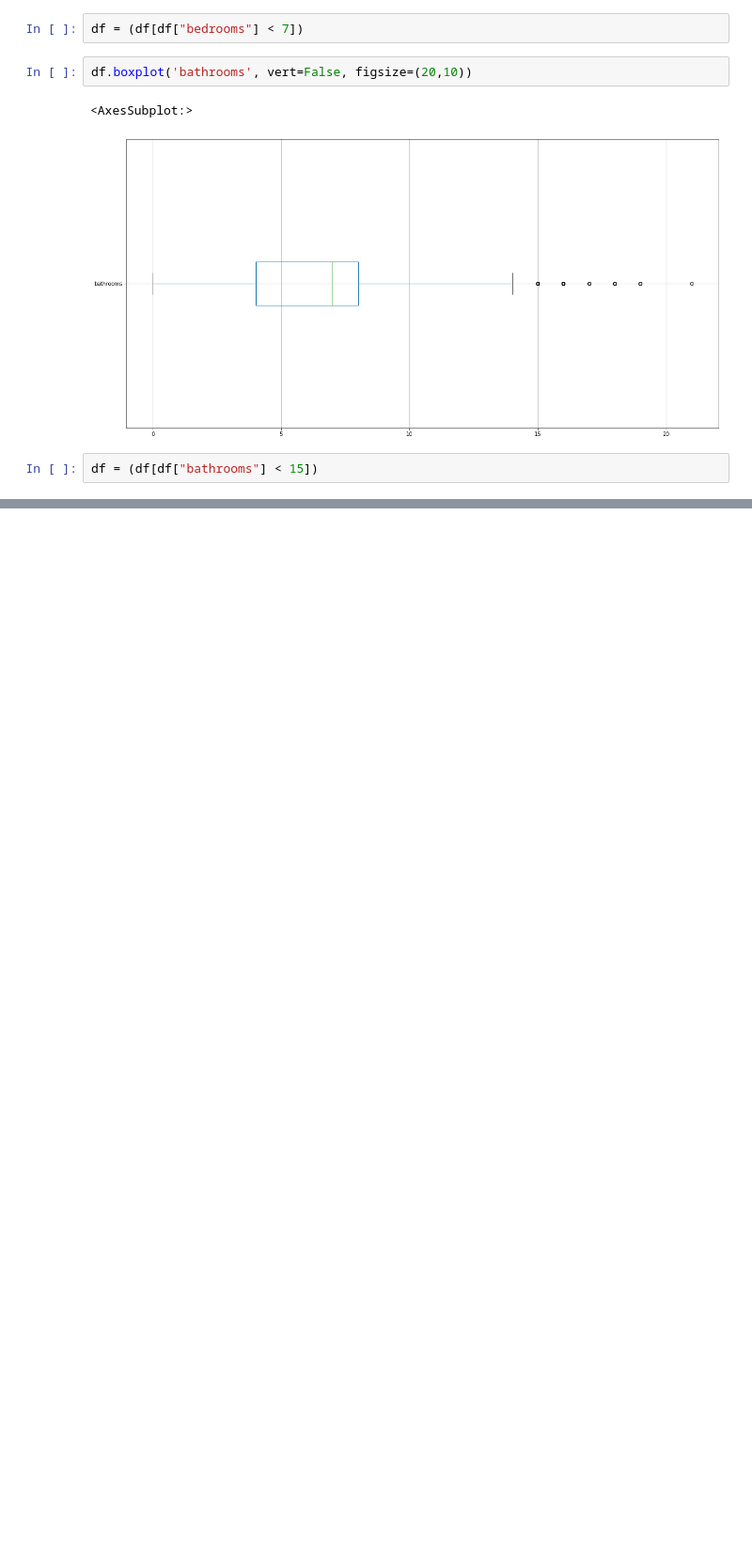
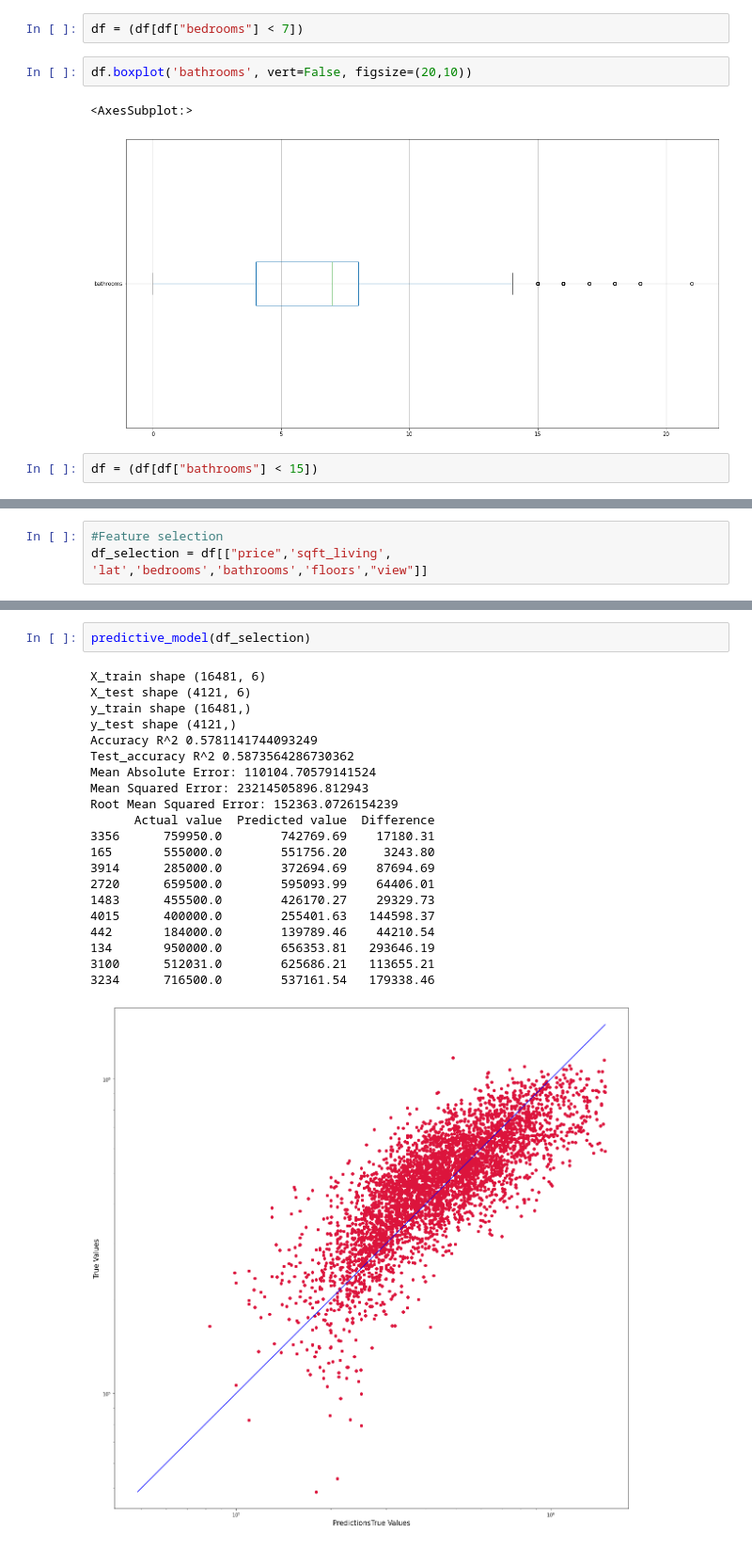
Before and after one commit to ValeriaVF/Phase_2-Project, a Jupyter notebook: Final.ipynb, the cells around one changed output, grey strips where cells are left out. Shown at 94% size. Drawn from its saved outputs; the diff is of its cells as text; blank space fills up the shorter version.

```diff
--- a/Final.ipynb
+++ b/Final.ipynb
@@ -374,0 +535,3 @@ NameError: name 'metrics' is not defined
+# %%
+#Feature selection
+df_selection = df[["price",'sqft_living', 'lat','bedrooms','bathrooms','floors',"view"]]
@@ -374,0 +558,24 @@ NameError: name 'metrics' is not defined
+# %%
+predictive_model(df_selection)
+# %% [output]
+X_train shape (16481, 6)
+X_test shape (4121, 6)
+y_train shape (16481,)
+y_test shape (4121,)
+Accuracy R^2 0.5781141744093249
+Test_accuracy R^2 0.5873564286730362
+Mean Absolute Error: 110104.70579141524
+Mean Squared Error: 23214505896.812943
+Root Mean Squared Error: 152363.0726154239
+      Actual value  Predicted value  Difference
+3356      759950.0        742769.69    17180.31
+165       555000.0        551756.20     3243.80
+3914      285000.0        372694.69    87694.69
+2720      659500.0        595093.99    64406.01
+1483      455500.0        426170.27    29329.73
+4015      400000.0        255401.63   144598.37
+442       184000.0        139789.46    44210.54
+134       950000.0        656353.81   293646.19
+3100      512031.0        625686.21   113655.21
+3234      716500.0        537161.54   179338.46
+[figure, added]
```
Also changed, not shown: parts of 25 cells of this notebook, 1 other file.
